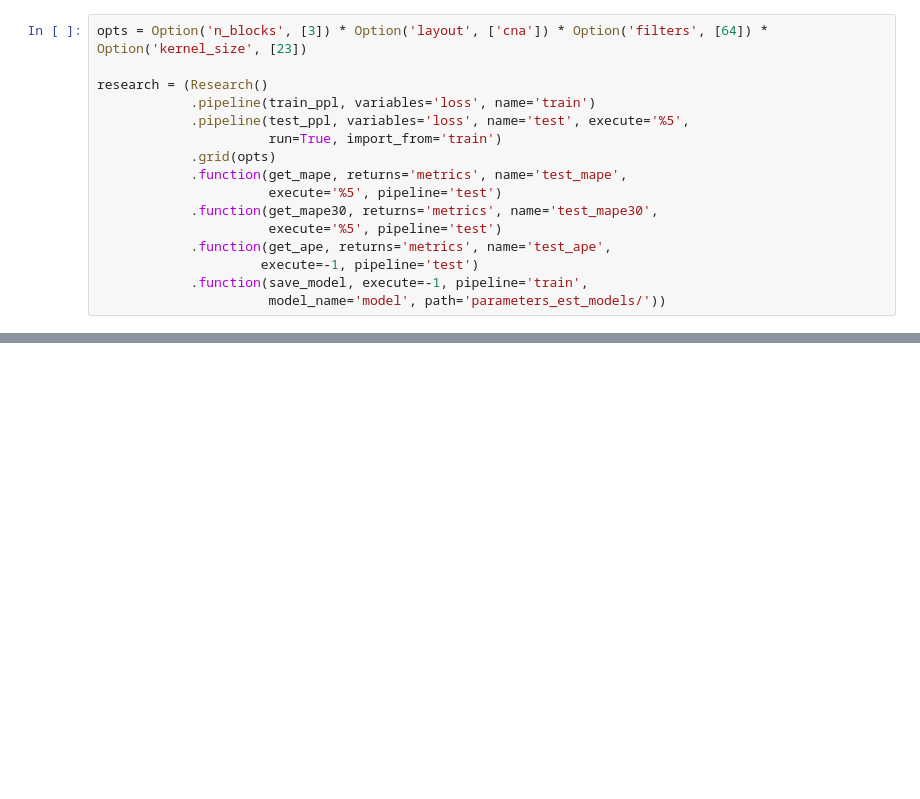
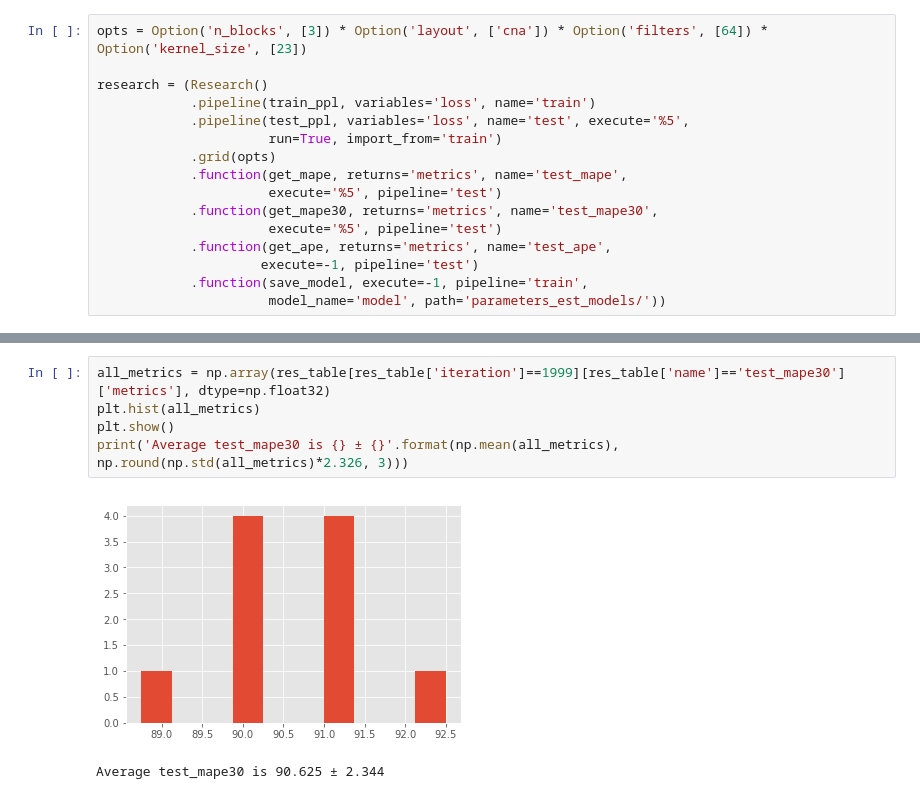
Before and after one commit to analysiscenter/radial, a Jupyter notebook: standards/parameters_estimation.ipynb, the cells around one changed output, grey strips where cells are left out. Saved outputs shown, nothing was run; the diff lists cells and outputs as text; blank space fills up the shorter version.

```diff
--- a/standards/parameters_estimation.ipynb
+++ b/standards/parameters_estimation.ipynb
@@ -455,0 +489,8 @@ Instructions for updating:
+# %%
+all_metrics = np.array(res_table[res_table['iteration']==1999][res_table['name']=='test_mape30']['metrics'], dtype=np.float32)
+plt.hist(all_metrics)
+plt.show()
+print('Average test_mape30 is {} ± {}'.format(np.mean(all_metrics), np.round(np.std(all_metrics)*2.326, 3)))
+# %% [output]
+[figure, added]
+Average test_mape30 is 90.625 ± 2.344
```
Also changed, not shown: parts of 6 cells of this notebook.
